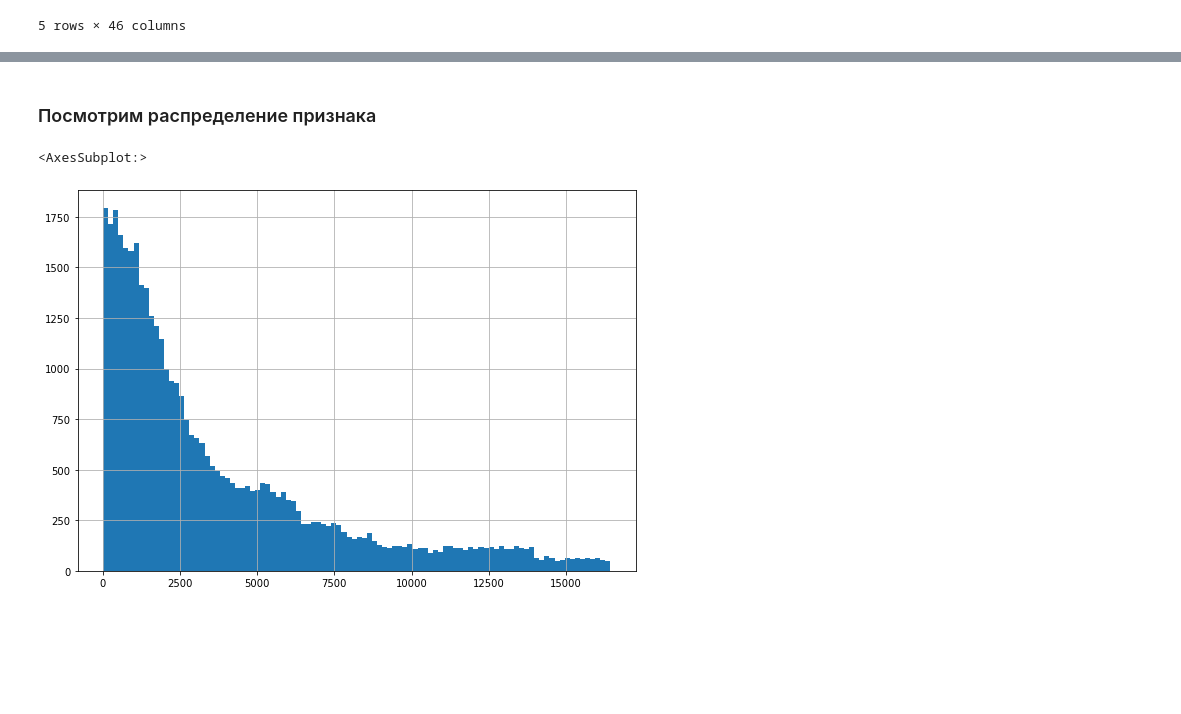
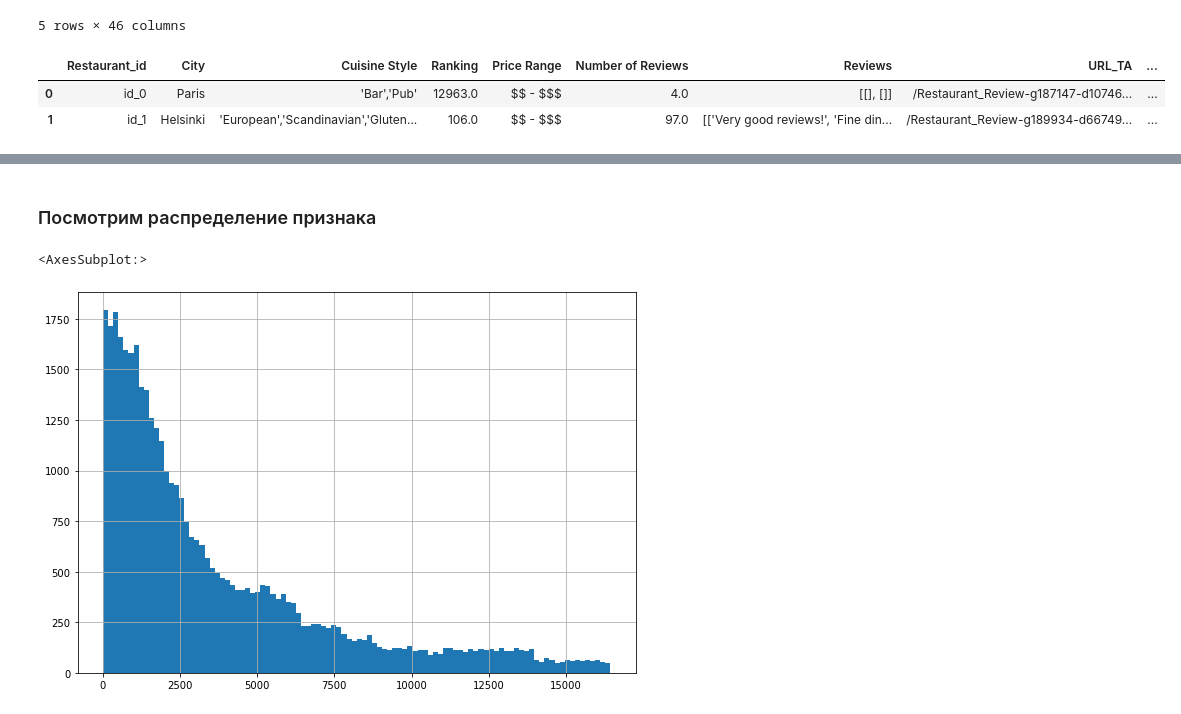
Before and after one commit to sawa25/module_3, a Jupyter notebook: baseline-sf-tripadvisor-rating-v2-7.ipynb, the cells around one changed output, grey strips where cells are left out. Saved outputs shown, nothing was run; the diff lists cells and outputs as text; code cells hidden in the pictures; blank space fills up the shorter version.

```diff
--- a/baseline-sf-tripadvisor-rating-v2-7.ipynb
+++ b/baseline-sf-tripadvisor-rating-v2-7.ipynb
@@ -383,3 +383,9 @@ data.sample(5)
 | 24022 | id_2484 | 'Polish','European' | 2486.0 | 1 | 11.0 | [['Trying real pierogi in Vienna'... | /Restaurant_Review-g190454-d64135... | d6413536 | ... |
 | 48159 | id_285 | 'Pizza','Fast Food' | 286.0 | 0 | 42.0 | [['good pizza . good price . bad ... | /Restaurant_Review-g189934-d68843... | d6884326 | ... |
 5 rows × 46 columns
+# %%
+dff[:2]
+# %% [output]
+|  | Restaurant_id | City | Cuisine Style | Ranking | Price Range | Number of Reviews | Reviews | URL_TA | ... |
+| 0 | id_0 | Paris | 'Bar','Pub' | 12963.0 | $$ - $$$ | 4.0 | [[], []] | /Restaurant_Review-g187147-d10746... | ... |
+| 1 | id_1 | Helsinki | 'European','Scandinavian','Gluten... | 106.0 | $$ - $$$ | 97.0 | [['Very good reviews!', 'Fine din... | /Restaurant_Review-g189934-d66749... | ... |
```
Also changed, not shown: parts of 4 cells of this notebook.
